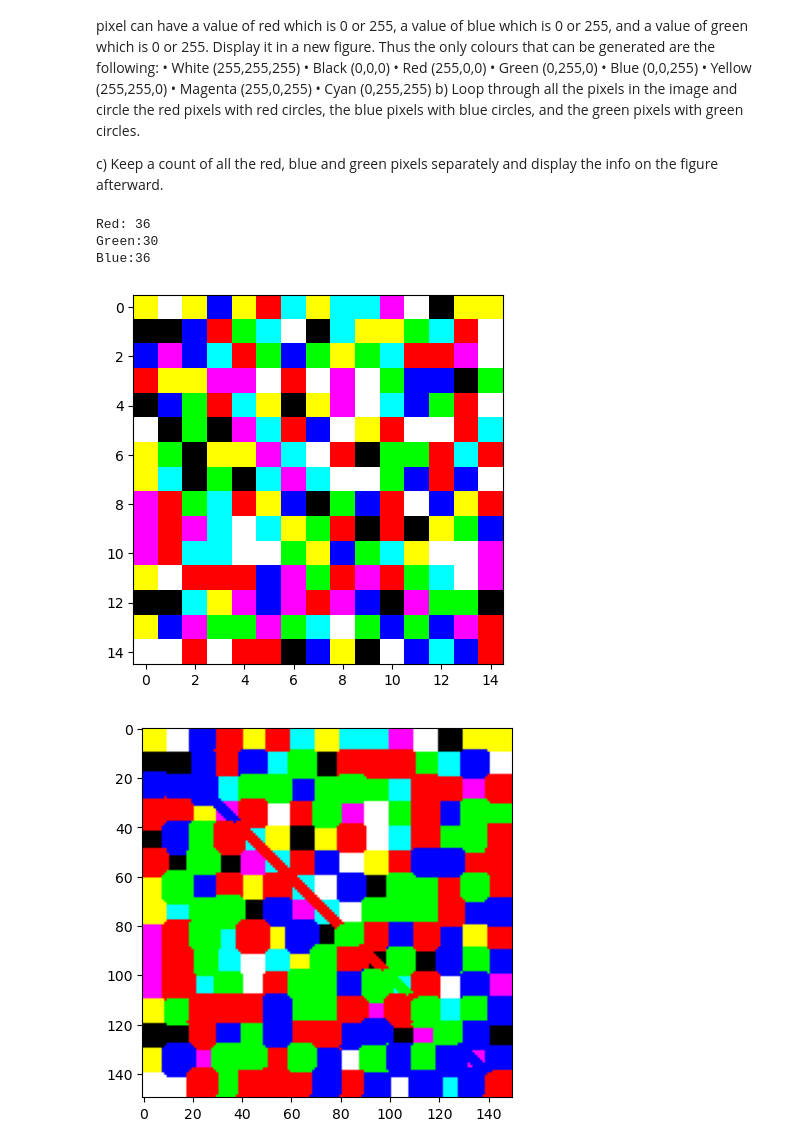
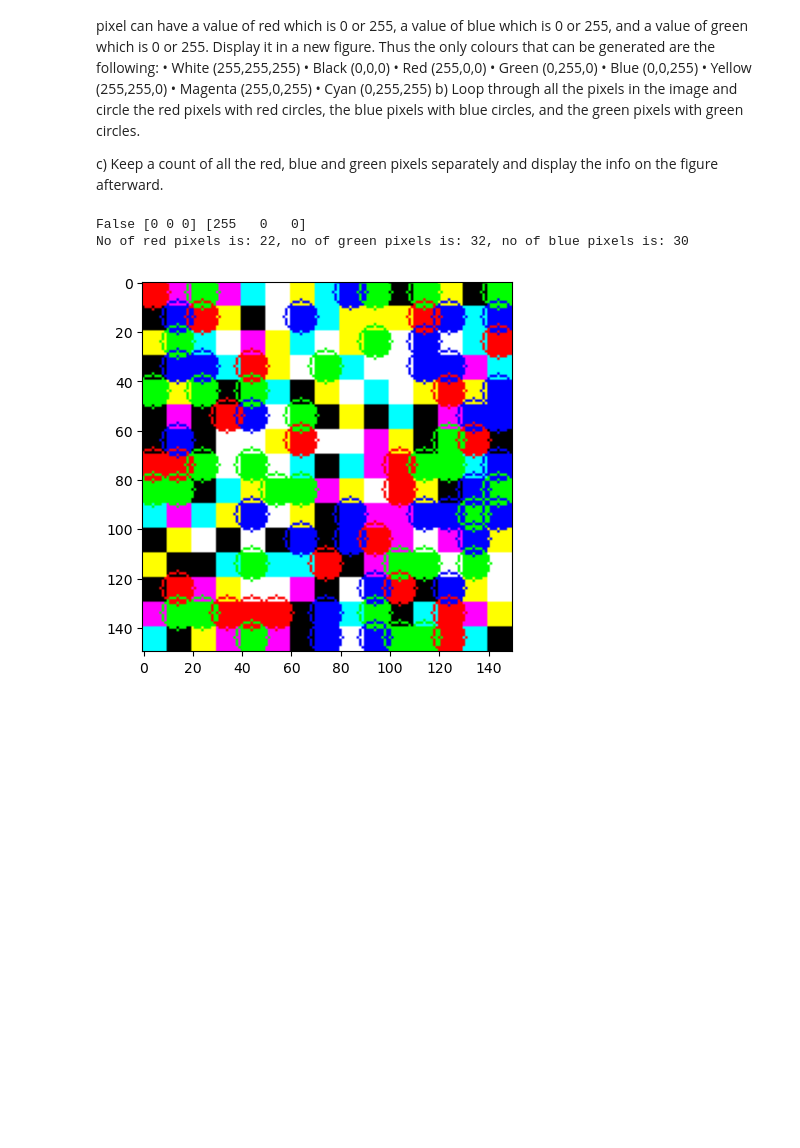
Before and after one commit to NatGri/Image-Processing-And-Computer-Vision, a Jupyter notebook: Projects/Projects/Worksheet6/Worksheet6.ipynb, the cells around one changed output. Saved outputs shown, nothing was run; the diff lists cells and outputs as text; code cells hidden in the pictures; blank space fills up the shorter version.

```diff
--- a/Projects/Projects/Worksheet6/Worksheet6.ipynb
+++ b/Projects/Projects/Worksheet6/Worksheet6.ipynb
@@ -76,49 +76,52 @@ b)	Loop through all the pixels in the image and circle the red pixels with red c
 
 c)	Keep a count of all the red, blue and green pixels separately and display the info on the figure afterward.
 # %%
-import matplotlib.pyplot as plt
+from numpy import random
 import numpy as np
-import cv2
 
-M = np.zeros([15,15,3],dtype="uint8")
-val = [0,255]
-height, width, colour = M.shape
-r = 0
-g = 0
-b = 0
+M = np.zeros([15,15,3], dtype='uint8')
+height, width, col = M.shape
+
+value = [0, 255]
+red = np.array([255,0,0])
+green = np.array([0,255,0])
+blue = np.array([0,0,255])
+
+count_r = 0
+count_g = 0
+count_b = 0
 
 for y in range(height):
     for x in range(width):
-        M[x,y] = [np.random.choice(val),np.random.choice(val),np.random.choice(val)]
+        M[x,y] = [np.random.choice(value), np.random.choice(value), np.random.choice(value)]
+
+M_L = cv2.resize(M, dsize=(150,150), interpolation = cv2.INTER_AREA)
 
 for y in range(height):
     for x in range(width):
-        if np.array_equal(M[x,y], np.array([255, 0, 0])):
-            r+=1
-        elif np.array_equal(M[x,y], np.array([0, 255, 0])):
-            g+=1
-        if np.array_equal(M[x,y], np.array([255, 0, 0])):
-            b+=1
+        if np.array_equal([M[y,x]],[red]):
+            count_r += 1
+            cv2.circle(M_L, center=((x*10)+4,(y*10)+4), radius=7, color=(255,0,0), thickness= 1)
+        elif np.array_equal([M[y,x]],[green]):
+            count_g += 1
+            cv2.circle(M_L, center=((x*10)+4,(y*10)+4), radius=7, color=(0,255,0), thickness= 1)
+        elif np.array_equal([M[y,x]],[blue]):
+            count_b += 1
+            cv2.circle(M_L, center=((x*10)+4,(y*10)+4), radius=7, color=(0,0,255), thickness= 1)
 
-M_L = cv2.resize(M, dsize=(150,150), interpolation=cv2.INTER_NEAREST)
-height, width, colour = M_L.shape
-for y in range(height):
-    for x in range(width):
-        if np.array_equal(M_L[x,y], np.array([255, 0, 0])):
-            cv2.circle(M_L, center=(x,y), radius=1, color=(255,0,0), thickness=1)
-        elif np.array_equal(M_L[x,y], np.array([0, 255, 0])):
-            cv2.circle(M_L, center=(x,y), radius=1, color=(0,255,0), thickness=1)
-        if np.array_equal(M_L[x,y], np.array([0, 0, 255])):
-            cv2.circle(M_L, center=(x,y), radius=1, color=(0,0,255), thickness=1)
+label = 'No of red pixels is: ' + str(count_r) + ', no of green pixels is: ' + str(count_g) + ', no of blue pixels is: ' \
+        + str(count_b)
 
-print(f"Red: {r} \nGreen:{g} \nBlue:{b}")
-plt.imshow(M)
-plt.show()
+
+if np.array_equal( [M[y,x]],[red]):
+    print('True')
+else:
+    print('False', M[y,x], red)
+
+print(label)
 plt.imshow(M_L)
 plt.show()
 # %% [output]
-Red: 36
-Green:30
-Blue:36
+False [0 0 0] [255   0   0]
+No of red pixels is: 22, no of green pixels is: 32, no of blue pixels is: 30
-[figure, old version]
+[figure, new version]
-[figure, removed]
```
Also changed, not shown: 3 other files.
